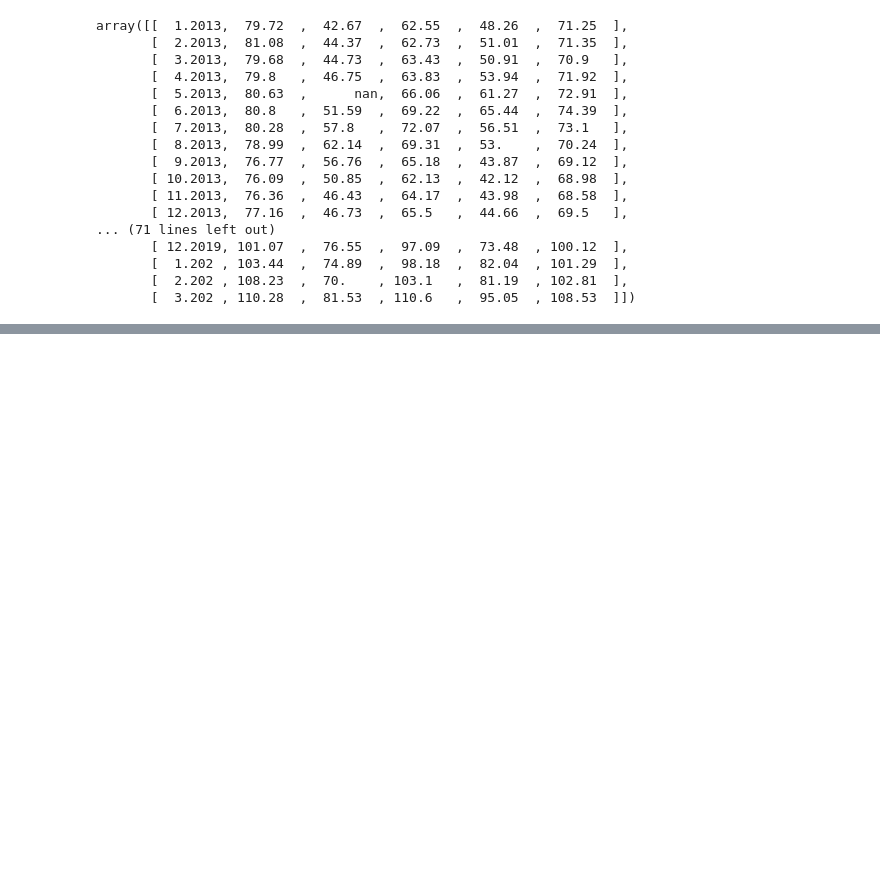
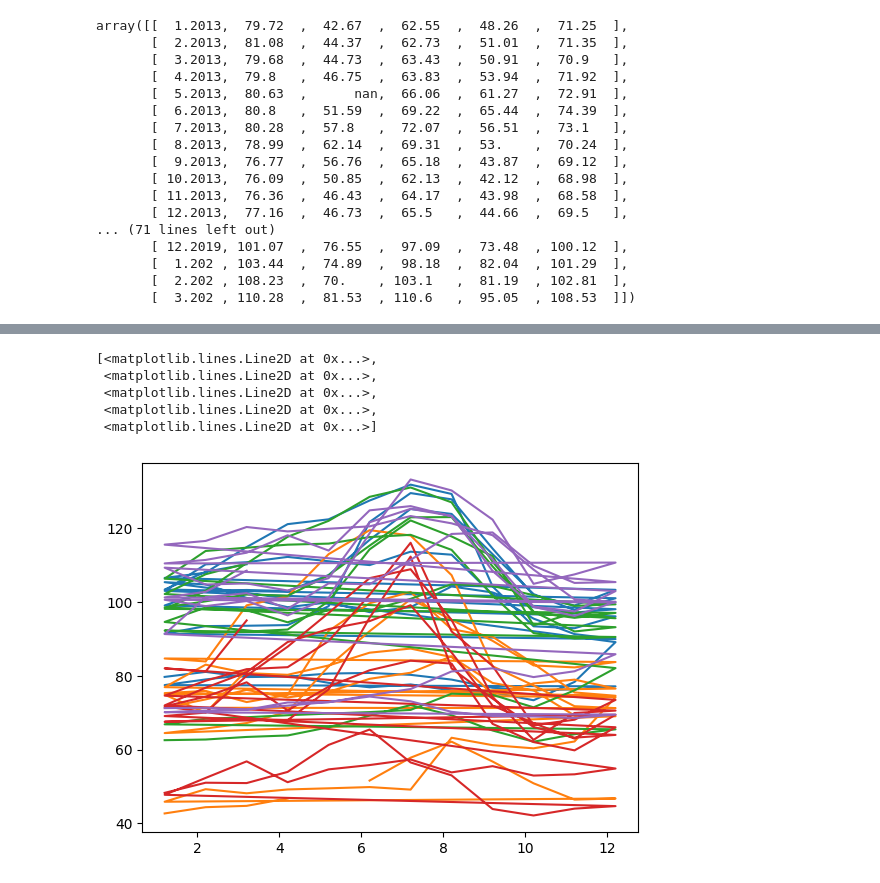
Before and after one commit to yuri19762008/001_ORACLE, a Jupyter notebook: 004_NUNPY/Numpy.ipynb, the cells around one changed output, grey strips where cells are left out. Cells and saved outputs as stored; diff of their text form; code cells hidden in the pictures; blank space fills up the shorter version.

```diff
--- a/004_NUNPY/Numpy.ipynb
+++ b/004_NUNPY/Numpy.ipynb
@@ -90,3 +108,7 @@ array([[  1.2013,  79.72  ,  42.67  ,  62.55  ,  48.26  ,  71.25  ],
        [  3.202 , 110.28  ,  81.53  , 110.6   ,  95.05  , 108.53  ]])
 # %%
 datos_transpuestos = datos.T
+# %%
+#en los corchetes se indica la fila y la columna
+fechas = datos_transpuestos[:,0]
+fechas
@@ -92,0 +129,4 @@ datos_transpuestos = datos.T
+# %%
+#entre corchetes se indica la fila y la columna los : es para indicar desde y hasta
+precios = datos_transpuestos[:,1:]
+precios
@@ -92,0 +151,12 @@ datos_transpuestos = datos.T
+# %%
+# Importar la biblioteca de visualización
+import matplotlib.pyplot as plt
+
+plt.plot(fechas, precios)
+# %% [output]
+[<matplotlib.lines.Line2D at 0x...>,
+ <matplotlib.lines.Line2D at 0x...>,
+ <matplotlib.lines.Line2D at 0x...>,
+ <matplotlib.lines.Line2D at 0x...>,
+ <matplotlib.lines.Line2D at 0x...>]
+[figure, added]
```
Also changed, not shown: parts of 8 cells of this notebook.
